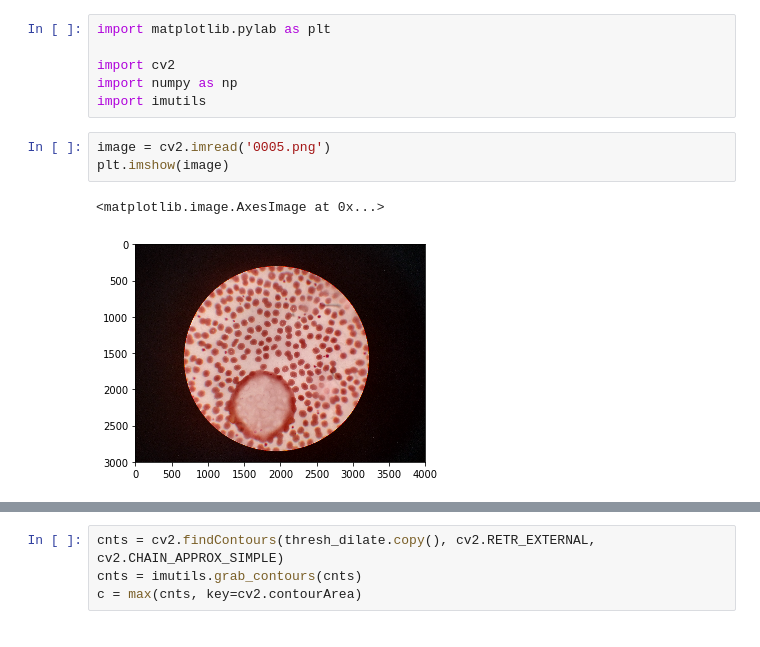
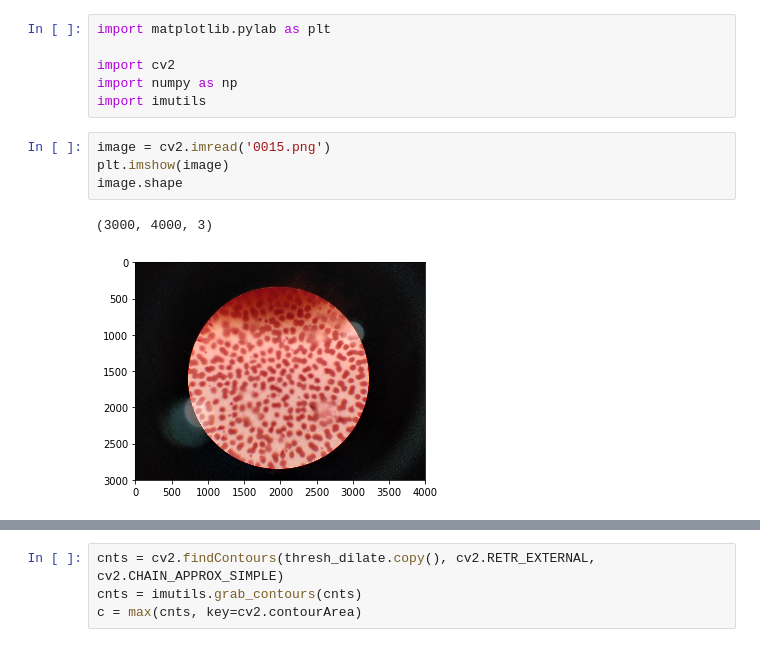
Before and after one commit to cytologyproject/Project, a Jupyter notebook: test_treshhold.ipynb, the cells around one changed output, grey strips where cells are left out. Cells and saved outputs as stored; diff of their text form.

```diff
--- a/test_treshhold.ipynb
+++ b/test_treshhold.ipynb
@@ -5,10 +5,11 @@ import cv2
 import numpy as np
 import imutils
 # %%
-image = cv2.imread('0005.png')
+image = cv2.imread('0015.png')
 plt.imshow(image)
+image.shape
 # %% [output]
-<matplotlib.image.AxesImage at 0x...>
+(3000, 4000, 3)
-[figure, old version]
+[figure, new version]
 # %%
 gray = cv2.cvtColor(image, cv2.COLOR_BGR2GRAY)
```
Also changed, not shown: parts of 15 cells of this notebook.
